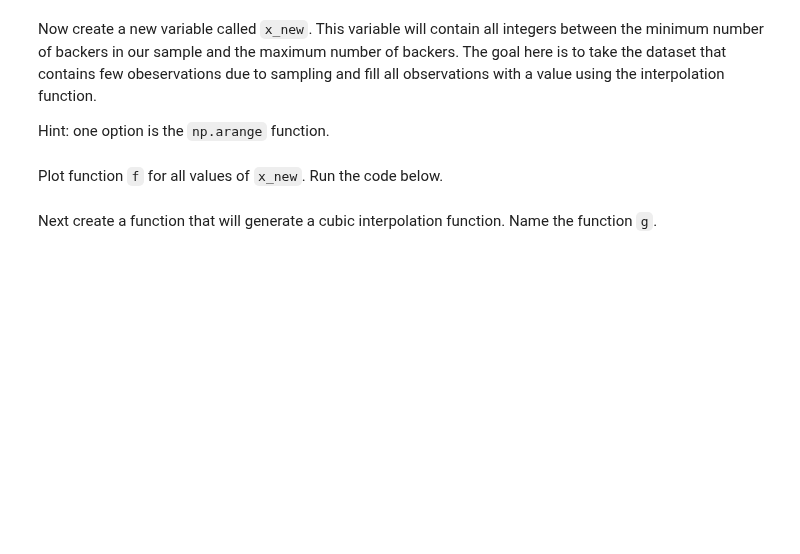
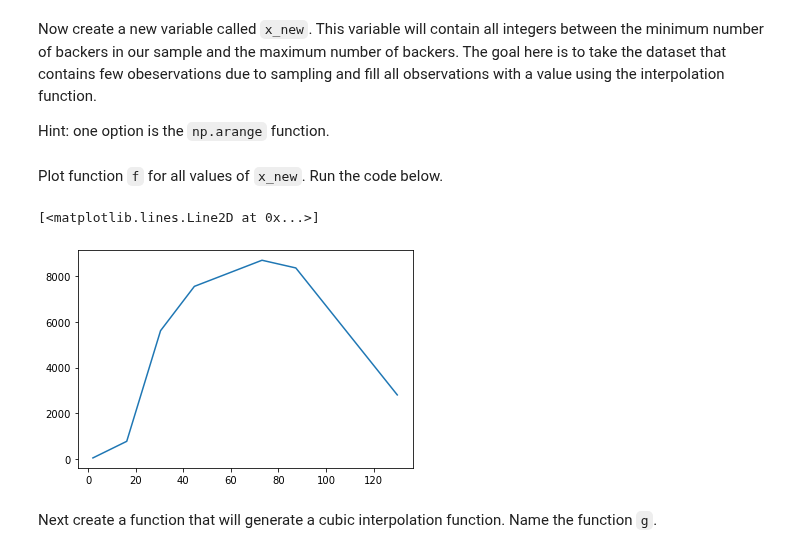
Before and after one commit to ta-data-lis/lab-intro-to-scipy, a Jupyter notebook: your-code/main.ipynb, the cells around one changed output. Drawn from its saved outputs; the diff is of its cells as text; code cells hidden in the pictures; blank space fills up the shorter version.

```diff
--- a/your-code/main.ipynb
+++ b/your-code/main.ipynb
@@ -72,10 +165,13 @@ Plot function `f` for all values of `x_new`. Run the code below.
 # %%
 # Run this code:
 
 %matplotlib inline
 import matplotlib.pyplot as plt
 
-plt.plot(x_new, f(x_new))
+plt.plot(xnew, f(xnew))
+# %% [output]
+[<matplotlib.lines.Line2D at 0x...>]
+[figure, added]
 # %% [markdown]
 Next create a function that will generate a cubic interpolation function. Name the function `g`.
 # %%
```
Also changed, not shown: parts of 27 cells of this notebook.
